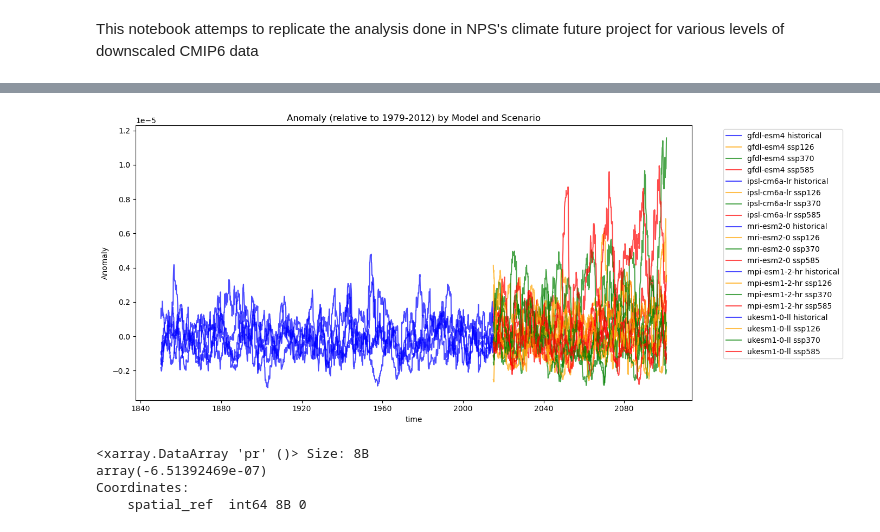
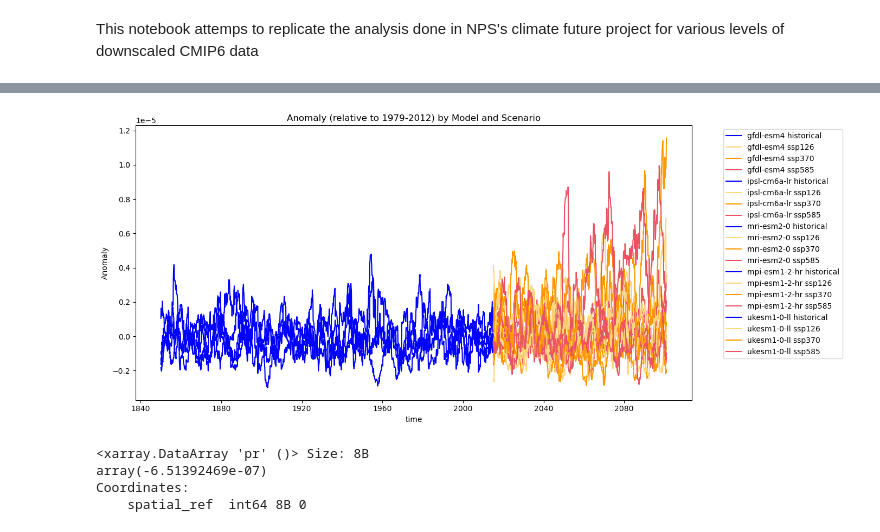
Before and after one commit to SchmidtDSE/climate_futures, a Jupyter notebook: climate_futures.ipynb, the cells around one changed output, grey strips where cells are left out. Drawn from its saved outputs; the diff is of its cells as text; code cells hidden in the pictures.

Commit message:
adapted colors

```diff
--- a/climate_futures.ipynb
+++ b/climate_futures.ipynb
@@ -78,35 +78,35 @@ def plot_clipped_timeseries(ax, scenario, model, boundary, variable):
 # %%
 boundary = gpd.read_file('isimip/data/Joshua_Tree_National_Park.shp')
 
 fig, ax = plt.subplots(figsize=(14, 6))
 
 for model in ['gfdl-esm4_r1i1p1f1', 'ipsl-cm6a-lr_r1i1p1f1', 'mri-esm2-0_r1i1p1f1', 'mpi-esm1-2-hr_r1i1p1f1', 'ukesm1-0-ll_r1i1p1f2']:
     for scenario in ["historical", "ssp126", "ssp370", "ssp585"]:
         if scenario == "historical":
             color = "blue"
         elif scenario == "ssp126":
             color = "#ffd580"  # light orange
         elif scenario == "ssp370":
             color = "#ff9900"  # dark orange
         elif scenario == "ssp585":
             color = "#e95462"  # red
         else:
             color = "gray"
         try:
             anomaly = calculate_anomaly(scenario, ("1979", "2012"), model, 'pr', boundary)
             # Apply 3-year rolling mean (36 months for monthly data)
             anomaly_smooth = anomaly.rolling(time=36, center=True, min_periods=1).mean()
-            anomaly_smooth.plot(ax=ax, label=f"{model.split('_')[0]} {scenario}", color=color, alpha=0.7)
+            anomaly_smooth.plot(ax=ax, label=f"{model.split('_')[0]} {scenario}", color=color, alpha=1)
         except FileNotFoundError:
             print(f"File not found: {model} {scenario}")
 
 ax.legend(bbox_to_anchor=(1.05, 1), loc='upper left')
 ax.set_title('Anomaly (relative to 1979-2012) by Model and Scenario')
 ax.set_ylabel('Anomaly')
 plt.tight_layout()
 plt.show()
 # %% [output]
-[figure, old version]
+[figure, new version]
 # %%
 #Calculate mid-century anomalies
 
```
